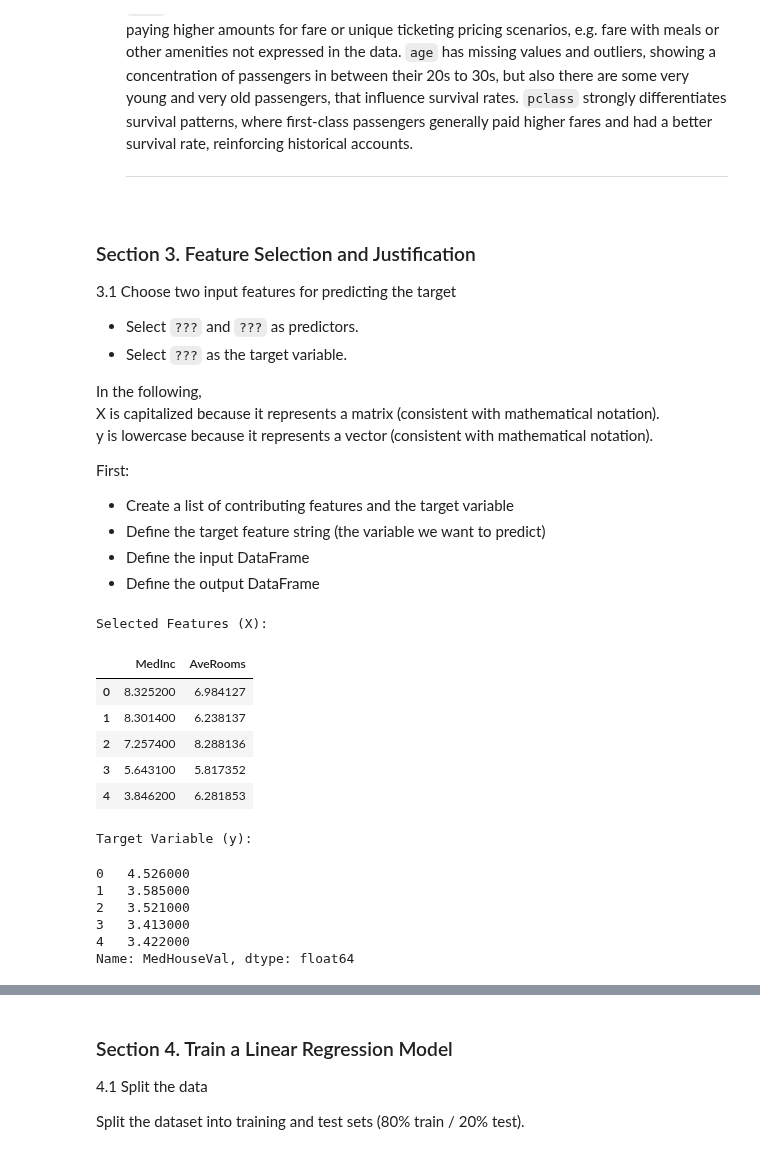
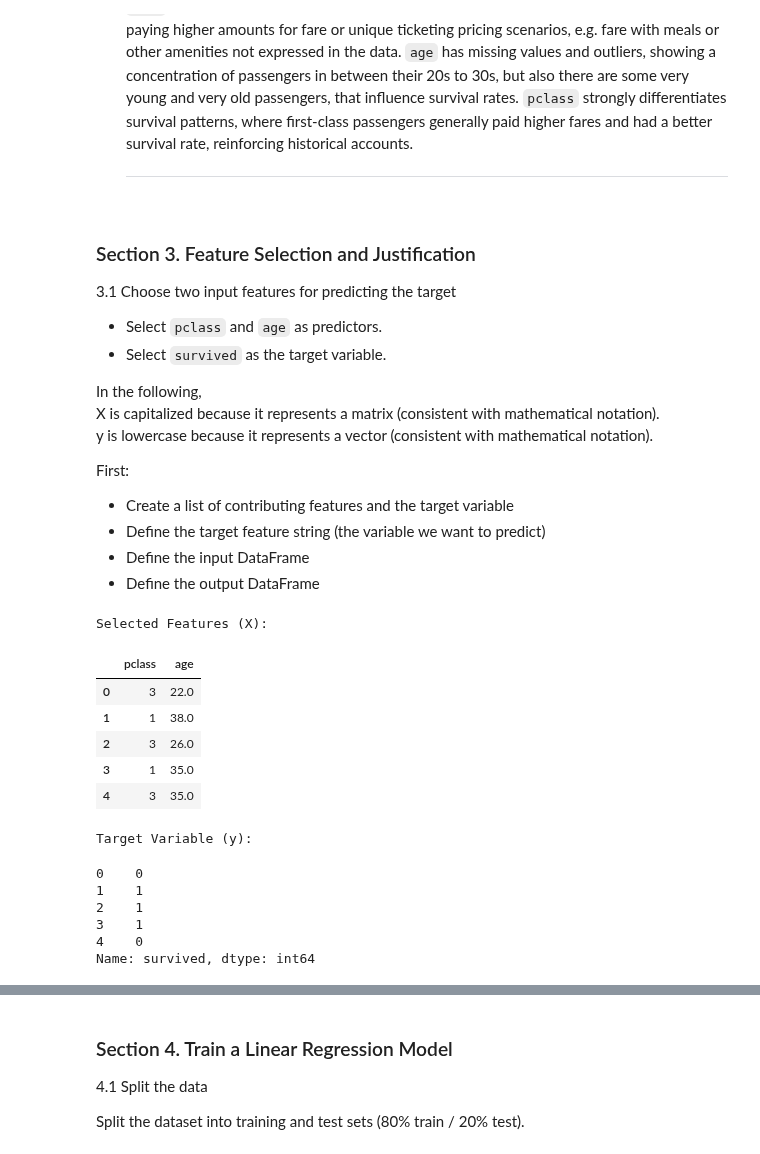
Before and after one commit to Data-Git-Hub/applied-ml-data-git-hub, a Jupyter notebook: lab02/ml02.ipynb, the cells around one changed output, grey strips where cells are left out. Drawn from its saved outputs; the diff is of its cells as text; code cells hidden in the pictures.

```diff
--- a/lab02/ml02.ipynb
+++ b/lab02/ml02.ipynb
@@ -413,8 +413,8 @@ plt.show()
 
 3.1 Choose two input features for predicting the target <br>
 
-- Select `???` and `???` as predictors. <br>
-- Select `???` as the target variable. <br>
+- Select `pclass` and `age` as predictors. <br>
+- Select `survived` as the target variable. <br>
 
 In the following, <br>
 X is capitalized because it represents a matrix (consistent with mathematical notation). <br>
@@ -428,35 +428,35 @@ First: <br>
 - Define the output DataFrame <br>
 # %%
 # Define the input features (predictors)
-features: list = ['???', '???']
+features: list = ['pclass', 'age']
 
 # Define the target variable (response)
-target: str = '???'
+target: str = 'survived'
 
 # Create the input DataFrame (X) - Matrix of features
-df_X = data_frame[features]
+df_X = titanic_data[features]
 
 # Create the output DataFrame (y) - Vector of target variable
-df_y = data_frame[target]
+df_y = titanic_data[target]
 
 # Display confirmation
 print("Selected Features (X):")
 display(df_X.head())
 
 print("\nTarget Variable (y):")
 display(df_y.head())
 # %% [output]
 Selected Features (X):
-|  | MedInc | AveRooms |
-| 0 | 8.325200 | 6.984127 |
-| 1 | 8.301400 | 6.238137 |
-| 2 | 7.257400 | 8.288136 |
-| 3 | 5.643100 | 5.817352 |
-| 4 | 3.846200 | 6.281853 |
+|  | pclass | age |
+| 0 | 3 | 22.0 |
+| 1 | 1 | 38.0 |
+| 2 | 3 | 26.0 |
+| 3 | 1 | 35.0 |
+| 4 | 3 | 35.0 |
 Target Variable (y):
-0   4.526000
-1   3.585000
-2   3.521000
-3   3.413000
-4   3.422000
-Name: MedHouseVal, dtype: float64
+0    0
+1    1
+2    1
+3    1
+4    0
+Name: survived, dtype: int64
```
Also changed, not shown: parts of 2 cells of this notebook, 1 other file.
